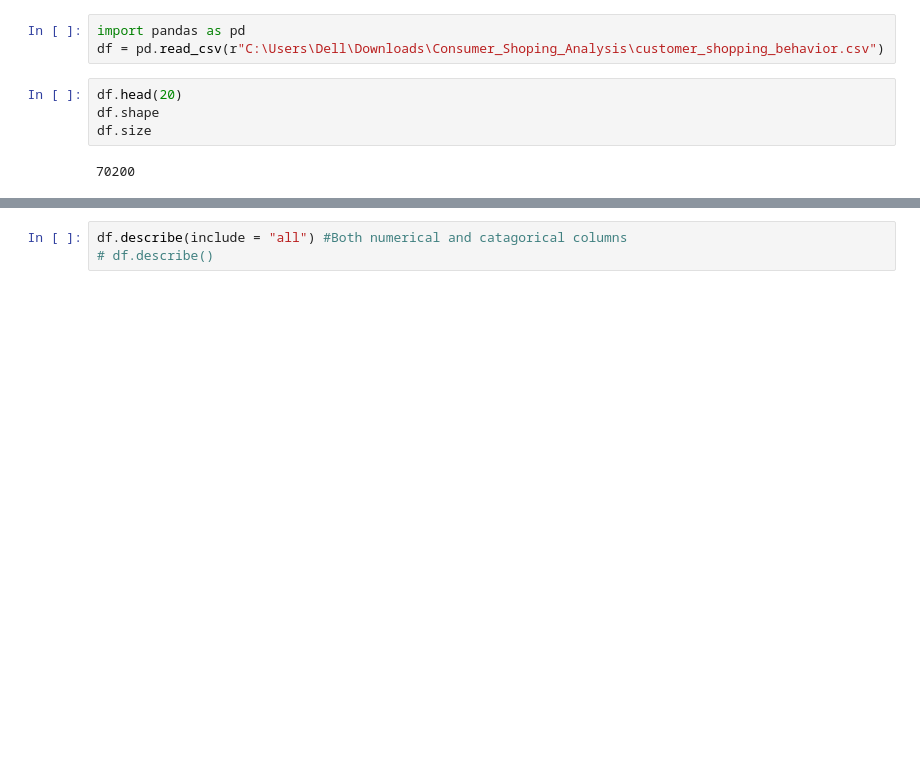
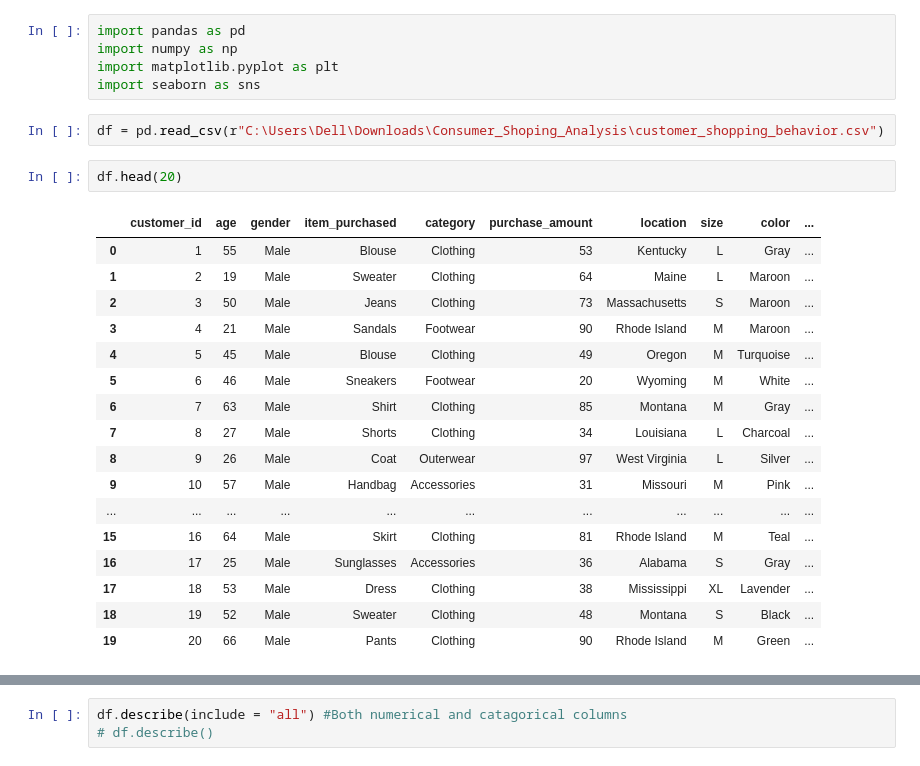
Before and after one commit to harsh2kum/Consumer_Shoping_Analysis, a Jupyter notebook: Consumer_Shoping_Analysis.ipynb, the cells around one changed output, grey strips where cells are left out. Cells and saved outputs as stored; diff of their text form; blank space fills up the shorter version.

```diff
--- a/Consumer_Shoping_Analysis.ipynb
+++ b/Consumer_Shoping_Analysis.ipynb
@@ -1,12 +1,30 @@
+# %%
+import pandas as pd
+import numpy as np
+import matplotlib.pyplot as plt
+import seaborn as sns
 # %%
-import pandas as pd
 df = pd.read_csv(r"C:\Users\Dell\Downloads\Consumer_Shoping_Analysis\customer_shopping_behavior.csv")
 # %%
 df.head(20)
-df.shape
-df.size
 # %% [output]
-70200
+|  | customer_id | age | gender | item_purchased | category | purchase_amount | location | size | color | ... |
+| 0 | 1 | 55 | Male | Blouse | Clothing | 53 | Kentucky | L | Gray | ... |
+| 1 | 2 | 19 | Male | Sweater | Clothing | 64 | Maine | L | Maroon | ... |
+| 2 | 3 | 50 | Male | Jeans | Clothing | 73 | Massachusetts | S | Maroon | ... |
+| 3 | 4 | 21 | Male | Sandals | Footwear | 90 | Rhode Island | M | Maroon | ... |
+| 4 | 5 | 45 | Male | Blouse | Clothing | 49 | Oregon | M | Turquoise | ... |
+| 5 | 6 | 46 | Male | Sneakers | Footwear | 20 | Wyoming | M | White | ... |
+| 6 | 7 | 63 | Male | Shirt | Clothing | 85 | Montana | M | Gray | ... |
+| 7 | 8 | 27 | Male | Shorts | Clothing | 34 | Louisiana | L | Charcoal | ... |
+| 8 | 9 | 26 | Male | Coat | Outerwear | 97 | West Virginia | L | Silver | ... |
+| 9 | 10 | 57 | Male | Handbag | Accessories | 31 | Missouri | M | Pink | ... |
+| ... | ... | ... | ... | ... | ... | ... | ... | ... | ... | ... |
+| 15 | 16 | 64 | Male | Skirt | Clothing | 81 | Rhode Island | M | Teal | ... |
+| 16 | 17 | 25 | Male | Sunglasses | Accessories | 36 | Alabama | S | Gray | ... |
+| 17 | 18 | 53 | Male | Dress | Clothing | 38 | Mississippi | XL | Lavender | ... |
+| 18 | 19 | 52 | Male | Sweater | Clothing | 48 | Montana | S | Black | ... |
+| 19 | 20 | 66 | Male | Pants | Clothing | 90 | Rhode Island | M | Green | ... |
 # %%
 df.info()
 # %% [output]
```
Also changed, not shown: parts of 6 cells of this notebook, 2 other files.
